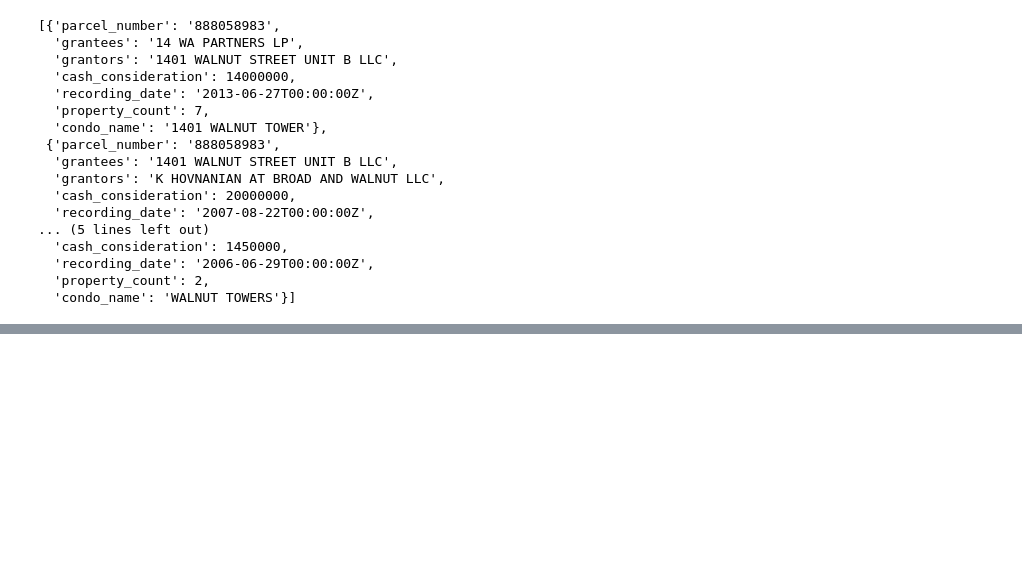
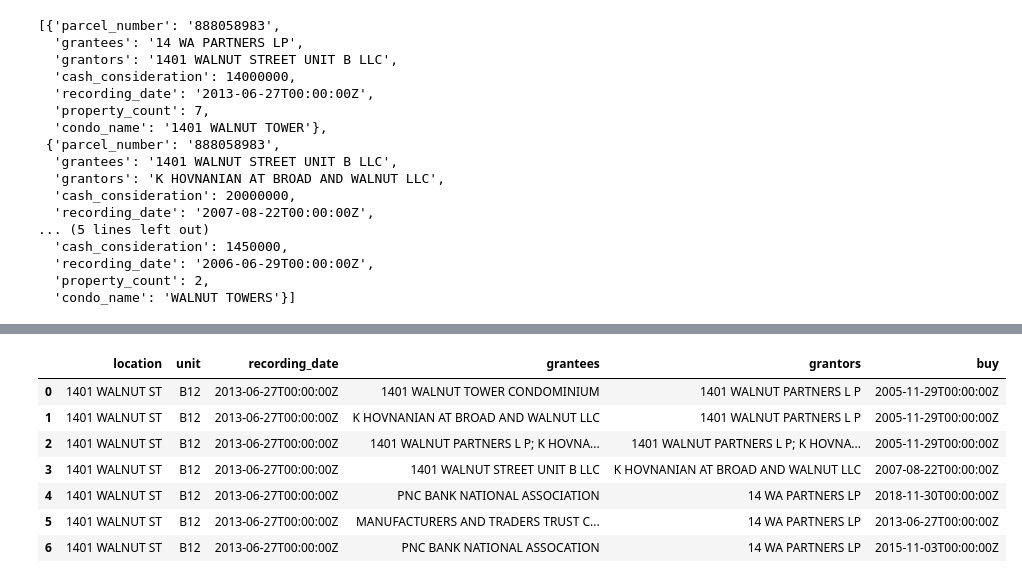
Before and after one commit to ssuffian/phillydb, a Jupyter notebook: notebooks/explore.ipynb, the cells around one changed output, grey strips where cells are left out. Cells and saved outputs as stored; diff of their text form; code cells hidden in the pictures; blank space fills up the shorter version.

```diff
--- a/notebooks/explore.ipynb
+++ b/notebooks/explore.ipynb
@@ -134,0 +538,42 @@ results
+# %%
+# Question 2: How many account numbers have multiple addresses?
+import requests
+import pandas as pd
+
+mailing_address_subquery = """
+opa_account_num = '881028600'
+"""
+#  {'street_address': '1514 S BROAD ST', 'address': '1734 MOUNT VERNON ST'},
+#  {'street_address': '1030 FEDERAL ST', 'address': '1015 LATONA ST'},
+#  {'street_address': '3101 N BROAD ST', 'address': '1345 W CLEARFIELD ST'},
+
+# Given a parcel number, get the latest grantees
+# Get the business_name and legalname if the opa
+
+query = f"""
+ SELECT
+   location,unit,opa.recording_date,grantees,grantors,rtt_summary.recording_date as buy from opa_properties_public  opa
+   LEFT JOIN rtt_summary
+   ON rtt_summary.opa_account_num = parcel_number
+   where parcel_number = '888058989'
+   and document_type like '%DEED%'
+
+"""
+df_json = requests.get(
+    "https://phl.carto.com/api/v2/sql",params={'q':query}
+).json()
+
+if 'rows' in df_json:
+    results = df_json["rows"]
+else:
+    print(df_json)
+pd.DataFrame(results)
+# %% [output]
+|  | location | unit | recording_date | grantees | grantors | buy |
+| 0 | 1401 WALNUT ST | B12 | 2013-06-27T00:00:00Z | 1401 WALNUT TOWER CONDOMINIUM | 1401 WALNUT PARTNERS L P | 2005-11-29T00:00:00Z |
+| 1 | 1401 WALNUT ST | B12 | 2013-06-27T00:00:00Z | K HOVNANIAN AT BROAD AND WALNUT LLC | 1401 WALNUT PARTNERS L P | 2005-11-29T00:00:00Z |
+| 2 | 1401 WALNUT ST | B12 | 2013-06-27T00:00:00Z | 1401 WALNUT PARTNERS L P; K HOVNA... | 1401 WALNUT PARTNERS L P; K HOVNA... | 2005-11-29T00:00:00Z |
+| 3 | 1401 WALNUT ST | B12 | 2013-06-27T00:00:00Z | 1401 WALNUT STREET UNIT B LLC | K HOVNANIAN AT BROAD AND WALNUT LLC | 2007-08-22T00:00:00Z |
+| 4 | 1401 WALNUT ST | B12 | 2013-06-27T00:00:00Z | PNC BANK NATIONAL ASSOCIATION | 14 WA PARTNERS LP | 2018-11-30T00:00:00Z |
+| 5 | 1401 WALNUT ST | B12 | 2013-06-27T00:00:00Z | MANUFACTURERS AND TRADERS TRUST C... | 14 WA PARTNERS LP | 2013-06-27T00:00:00Z |
+| 6 | 1401 WALNUT ST | B12 | 2013-06-27T00:00:00Z | PNC BANK NATIONAL ASSOCATION | 14 WA PARTNERS LP | 2015-11-03T00:00:00Z |
```
Also changed, not shown: parts of 13 cells of this notebook, 3 other files.
